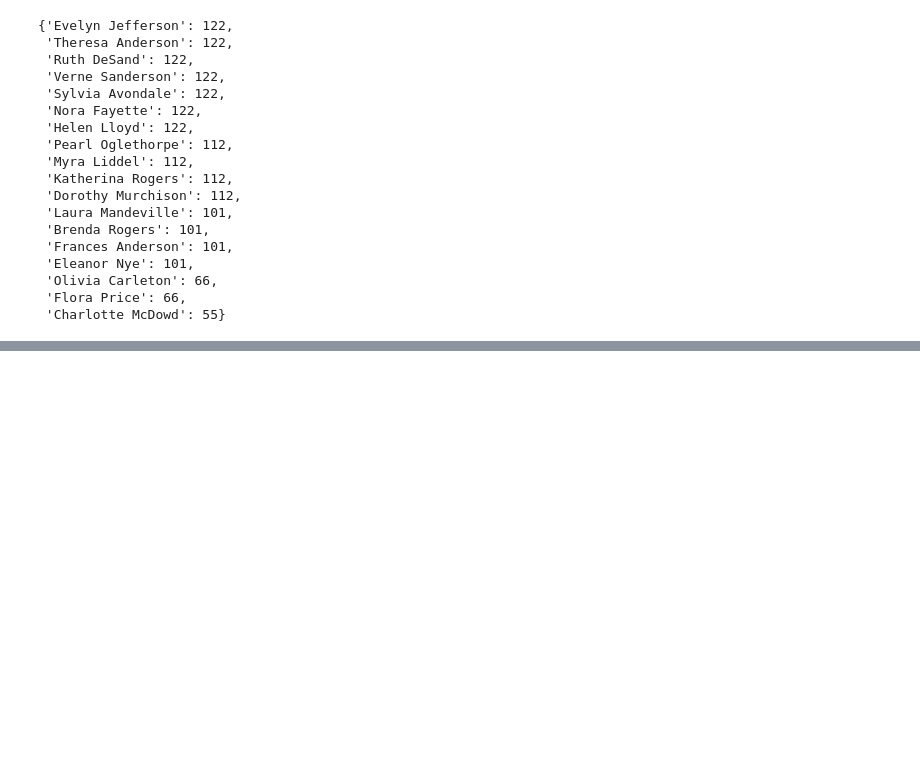
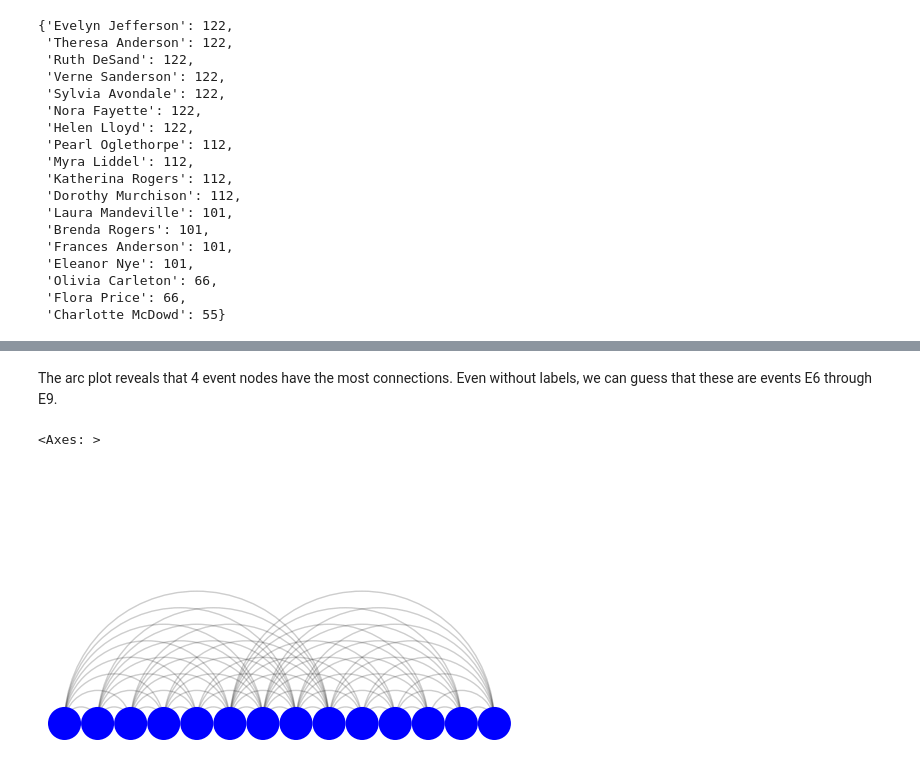
Before and after one commit to jlixander/graph_networks, a Jupyter notebook: wk6_hw.ipynb, the cells around one changed output, grey strips where cells are left out. Cells and saved outputs as stored; diff of their text form; code cells hidden in the pictures; blank space fills up the shorter version.

```diff
--- a/wk6_hw.ipynb
+++ b/wk6_hw.ipynb
@@ -323,0 +378,11 @@ sorted_triangles
+# %% [markdown]
+The arc plot reveals that 4 event nodes have the most connections. Even without labels, we can guess that these are events E6 through E9.
+# %%
+#Plot arc
+import nxviz as nv
+from nxviz import annotate, plots
+
+nv.arc(E)
+# %% [output]
+<Axes: >
+[figure, added]
```
Also changed, not shown: parts of 18 cells of this notebook.
